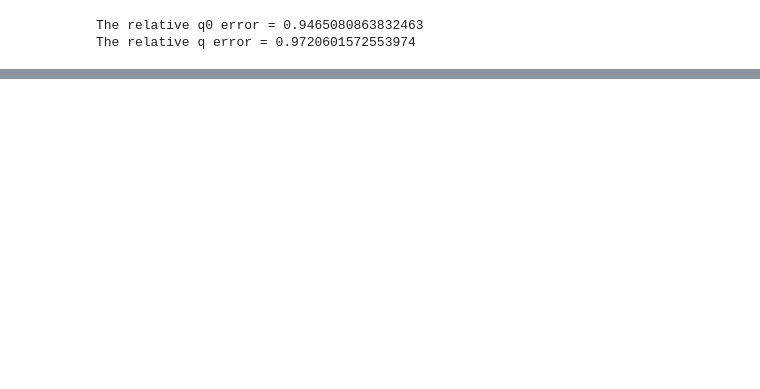
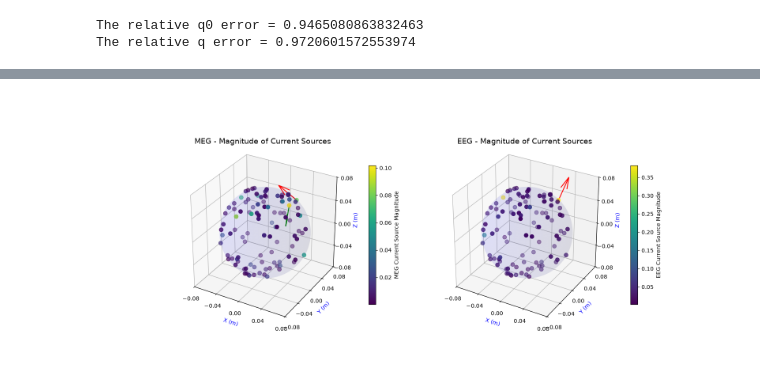
Before and after one commit to DianaDoosti/functional_neuroimaging_course, a Jupyter notebook: forward_inverse_modeling_EEG_MEG/EEG_MEG_inverse.ipynb, the cells around one changed output, grey strips where cells are left out. Drawn from its saved outputs; the diff is of its cells as text; code cells hidden in the pictures; blank space fills up the shorter version.

```diff
--- a/forward_inverse_modeling_EEG_MEG/EEG_MEG_inverse.ipynb
+++ b/forward_inverse_modeling_EEG_MEG/EEG_MEG_inverse.ipynb
@@ -197,0 +176,99 @@ plt.show()
+# %%
+# Create a figure with two 3D subplots side by side
+fig = plt.figure(figsize=(16, 7))
+
+# Data for MEG and EEG
+datasets = [
+    ("MEG", norm_q_meg, q1_meg),
+    ("EEG", norm_q_eeg, q1_eeg)
+]
+
+# Use the same color scale for both plots for comparison
+vmin = min(np.min(norm_q_meg), np.min(norm_q_eeg))
+vmax = max(np.max(norm_q_meg), np.max(norm_q_eeg))
+
+# Hemisphere coordinates
+radius = 0.07
+u = np.linspace(0, 2 * np.pi, 100)
+v = np.linspace(0, np.pi, 100)
+
+x_hemisphere = radius * np.outer(np.cos(u), np.sin(v))
+y_hemisphere = radius * np.outer(np.sin(u), np.sin(v))
+z_hemisphere = radius * np.outer(np.ones(len(u)), np.cos(v))
+
+for i, (name, norm_q, q1) in enumerate(datasets):
+
+    ax = fig.add_subplot(1, 2, i + 1, projection='3d')
+    ax.set_title(f'{name} - Magnitude of Current Sources',
+                 color='black', fontsize=14)
+
+    # Set equal axis proportions
+    ax.set_box_aspect([1, 1, 1])
+
+    ax.set_xlim([-0.08, 0.08])
+    ax.set_ylim([-0.08, 0.08])
+    ax.set_zlim([-0.08, 0.08])
+
+    # Set axis ticks
+    ax.set_xticks(np.arange(-0.08, 0.081, 0.04))
+    ax.set_yticks(np.arange(-0.08, 0.081, 0.04))
+    ax.set_zticks(np.arange(-0.08, 0.081, 0.04))
+
+    # Independent color scale for each modality
+    vmin = np.min(norm_q)
+    vmax = np.max(norm_q)
+
+    # Scatter plot
+    scatter = ax.scatter( rq_x, rq_y, rq_z,
+    c=norm_q,
+    cmap='viridis',
+    s=50,
+    vmin=vmin,
+    vmax=vmax
+    )
+
+    # Separate colorbar for each subplot
+    cbar = fig.colorbar(scatter, ax=ax, pad=0.08, shrink=0.65)
+    cbar.set_label(f'{name} Current Source Magnitude')
+
+    # Red arrow (both MEG and EEG)
+    ax.quiver(
+        rq[104, 0], rq[104, 1], rq[104, 2],
+        q1[104, 0], q1[104, 1], q1[104, 2],
+        color='r',
+        length=0.04,
+        normalize=True,
+        arrow_length_ratio=0.5
+    )
+
+    # Green arrow (MEG only, as in your original code)
+    if name == "MEG":
+        ax.quiver(
+            rq[37, 0], rq[37, 1], rq[37, 2],
+            q1[37, 0], q1[37, 1], q1[37, 2],
+            color='g',
+            length=0.04,
+            normalize=True,
+            arrow_length_ratio=0.5
+        )
+
+    # Plot transparent hemisphere
+    ax.plot_surface(
+        x_hemisphere,
+        y_hemisphere,
+        z_hemisphere,
+        color='b',
+        alpha=0.05
+    )
+
+    # Axis labels
+    ax.set_xlabel('X (m)', color='b')
+    ax.set_ylabel('Y (m)', color='b')
+    ax.set_zlabel('Z (m)', color='b')
+
+# Adjust spacing
+plt.subplots_adjust(wspace=0.15)
+
+plt.show()
+# %% [output]
+[figure, added]
```
Also changed, not shown: parts of 13 cells of this notebook, 6 other files.
